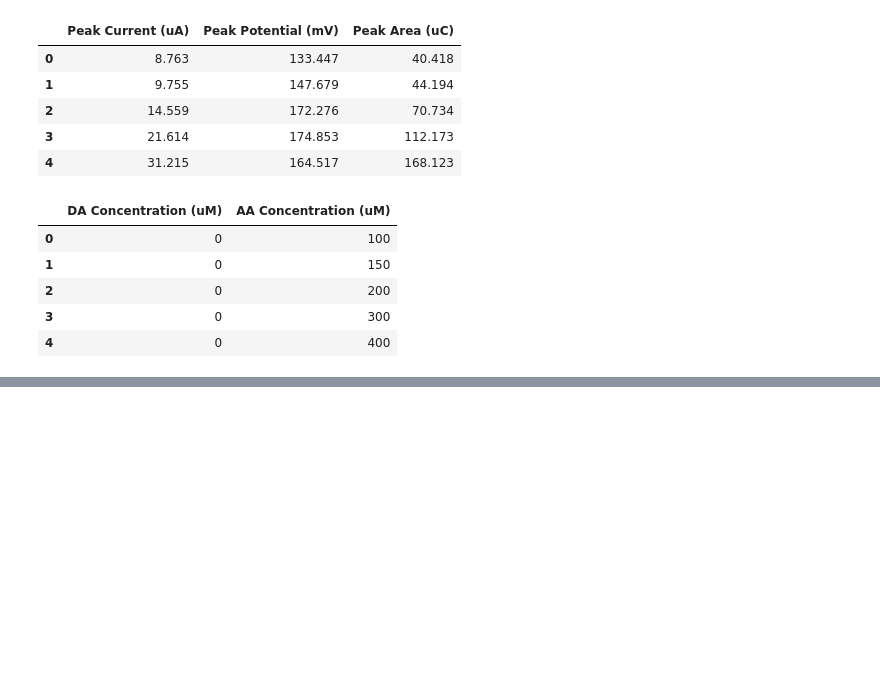
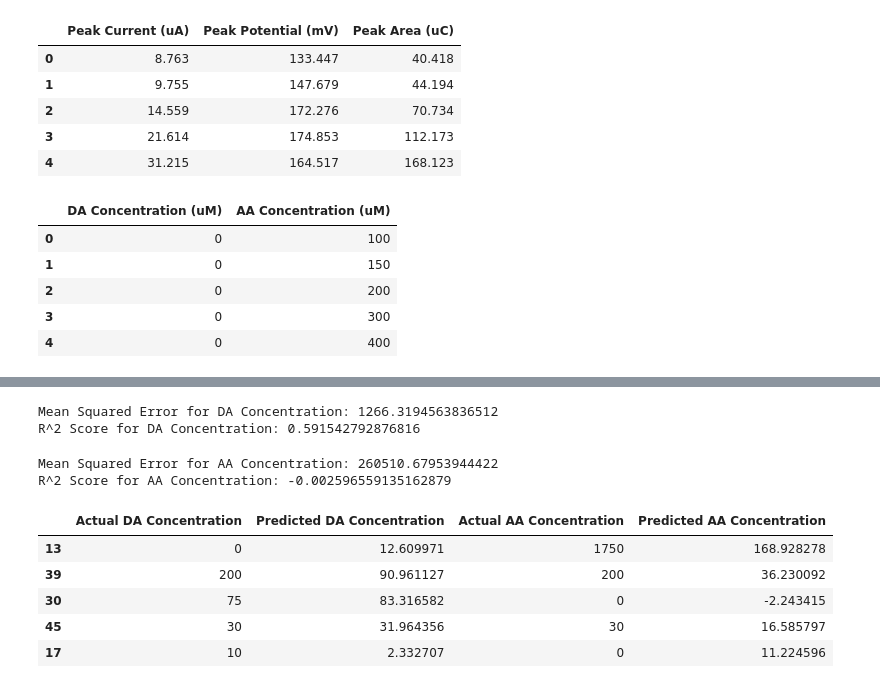
Before and after one commit to Prithviraj97/Machine-Learning-Fundamentals, a Jupyter notebook: ML Algorithms/DA_AA_Together/SVR_DA_AA.ipynb, the cells around one changed output, grey strips where cells are left out. Saved outputs shown, nothing was run; the diff lists cells and outputs as text; code cells hidden in the pictures; blank space fills up the shorter version.

```diff
--- a/ML Algorithms/DA_AA_Together/SVR_DA_AA.ipynb
+++ b/ML Algorithms/DA_AA_Together/SVR_DA_AA.ipynb
@@ -63,3 +65,15 @@ X_train, X_test, y_train, y_test = train_test_split(X, y, test_size=0.2, random_
 scaler = StandardScaler()
 X_train_scaled = scaler.fit_transform(X_train)
 X_test_scaled = scaler.transform(X_test)
+# %%
+# Initialize separate scalers for DA and AA concentrations
+scaler_y_DA = StandardScaler()
+scaler_y_AA = StandardScaler()
+
+# Scale the DA and AA concentrations separately
+y_train_DA_scaled = scaler_y_DA.fit_transform(y_train[['DA Concentration (uM)']])
+y_train_AA_scaled = scaler_y_AA.fit_transform(y_train[['AA Concentration (uM)']])
+# %%
+# Train the SVR model for DA Concentration
+svr_model_DA = SVR(kernel='rbf', C=100, gamma=1, epsilon=0.1)
+svr_model_DA.fit(X_train_scaled, y_train_DA_scaled.ravel())  # Flattening to 1D array
@@ -65,0 +82,3 @@ X_test_scaled = scaler.transform(X_test)
+# %%
+svr_model_AA = SVR(kernel='rbf', C=100, gamma=1, epsilon=0.1)
+svr_model_AA.fit(X_train_scaled, y_train_AA_scaled.ravel())
@@ -65,0 +87,8 @@ X_test_scaled = scaler.transform(X_test)
+# %%
+# Predictions for the test set
+y_pred_DA = svr_model_DA.predict(X_test_scaled)
+y_pred_AA = svr_model_AA.predict(X_test_scaled)
+
+# Inverse transform the predictions back to the original scale (if scaling was done)
+y_pred_DA_original = scaler_y_DA.inverse_transform(y_pred_DA.reshape(-1, 1))
+y_pred_AA_original = scaler_y_DA.inverse_transform(y_pred_AA.reshape(-1, 1))
@@ -65,0 +113,27 @@ X_test_scaled = scaler.transform(X_test)
+# %%
+print(f"Mean Squared Error for DA Concentration: {mse_DA}")
+print(f"R^2 Score for DA Concentration: {r2_DA}")
+# %% [output]
+Mean Squared Error for DA Concentration: 1266.3194563836512
+R^2 Score for DA Concentration: 0.591542792876816
+# %%
+#Evaluate the model for AA Concentration
+mse_AA = mean_squared_error(y_test['AA Concentration (uM)'], y_pred_AA_original)
+r2_AA = r2_score(y_test['AA Concentration (uM)'], y_pred_AA_original)
+print(f"Mean Squared Error for AA Concentration: {mse_AA}")
+print(f"R^2 Score for AA Concentration: {r2_AA}")
+# %% [output]
+Mean Squared Error for AA Concentration: 260510.67953944422
+R^2 Score for AA Concentration: -0.002596559135162879
+# %%
+#lets create a table to compare the actual and predicted values for both DA and AA concentrations together
+results = pd.DataFrame({'Actual DA Concentration': y_test['DA Concentration (uM)'], 'Predicted DA Concentration': y_pred_DA_original.ravel(),
+                        'Actual AA Concentration': y_test['AA Concentration (uM)'], 'Predicted AA Concentration': y_pred_AA_original.ravel()})
+results.head()
+# %% [output]
+|  | Actual DA Concentration | Predicted DA Concentration | Actual AA Concentration | Predicted AA Concentration |
+| 13 | 0 | 12.609971 | 1750 | 168.928278 |
+| 39 | 200 | 90.961127 | 200 | 36.230092 |
+| 30 | 75 | 83.316582 | 0 | -2.243415 |
+| 45 | 30 | 31.964356 | 30 | 16.585797 |
+| 17 | 10 | 2.332707 | 0 | 11.224596 |
```
Also changed, not shown: parts of 6 cells of this notebook.
